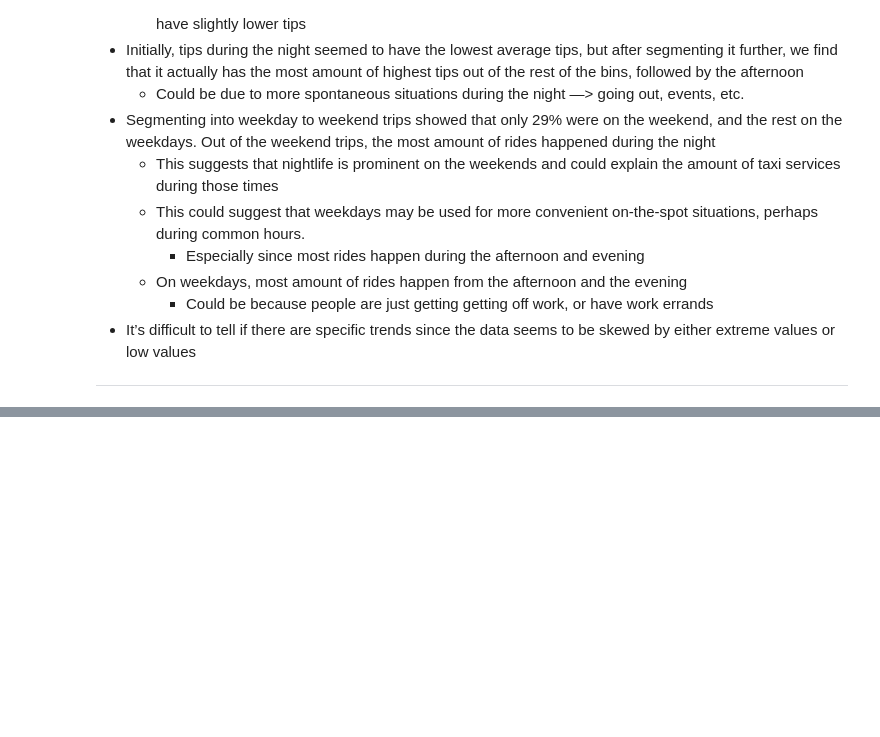
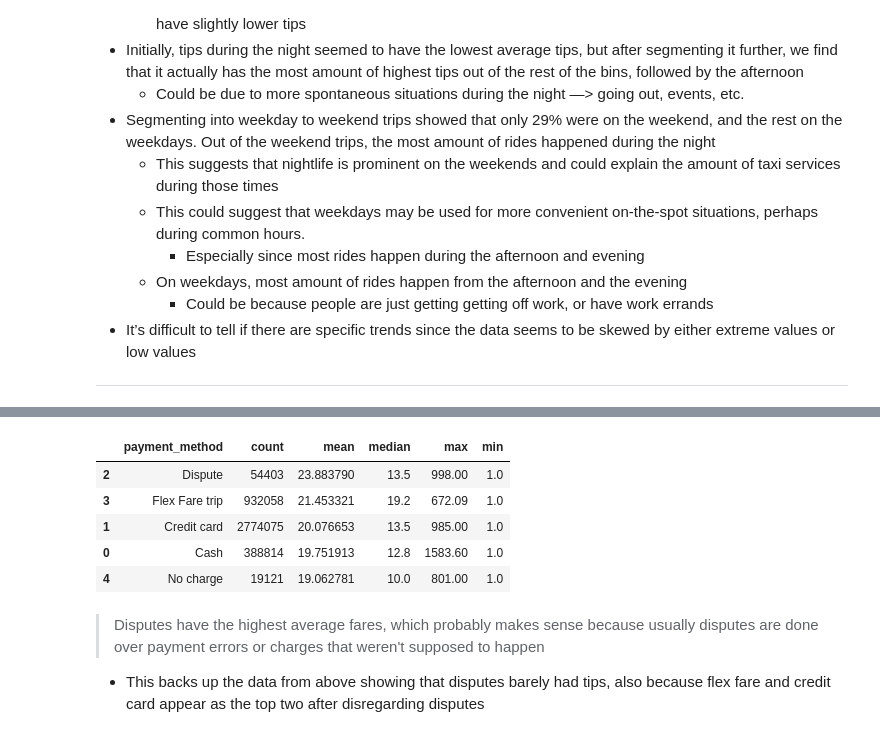
Before and after one commit to jjen1/nyc-taxis-trends, a Jupyter notebook: notebooks/yellow_taxis_eda.ipynb, the cells around one changed output, grey strips where cells are left out. Cells and saved outputs as stored; diff of their text form; code cells hidden in the pictures; blank space fills up the shorter version.

```diff
--- a/notebooks/yellow_taxis_eda.ipynb
+++ b/notebooks/yellow_taxis_eda.ipynb
@@ -1872,0 +1871,13 @@ merged_tips.reindex(columns=['trip_duration', 'trip_distance'] + [c for c in mer
+# %%
+# looking at the fare amounts by payment method
+merged_tips.groupby('payment_method')['fare_amount'].agg(['count', 'mean', 'median', 'max', 'min']).reset_index().sort_values(by='mean', ascending=False)
+# %% [output]
+|  | payment_method | count | mean | median | max | min |
+| 2 | Dispute | 54403 | 23.883790 | 13.5 | 998.00 | 1.0 |
+| 3 | Flex Fare trip | 932058 | 21.453321 | 19.2 | 672.09 | 1.0 |
+| 1 | Credit card | 2774075 | 20.076653 | 13.5 | 985.00 | 1.0 |
+| 0 | Cash | 388814 | 19.751913 | 12.8 | 1583.60 | 1.0 |
+| 4 | No charge | 19121 | 19.062781 | 10.0 | 801.00 | 1.0 |
+# %% [markdown]
+> Disputes have the highest average fares, which probably makes sense because usually disputes are done over payment errors or charges that weren't supposed to happen
+* This backs up the data from above showing that disputes barely had tips, also because flex fare and credit card appear as the top two after disregarding disputes
```
Also changed, not shown: parts of 18 cells of this notebook.
